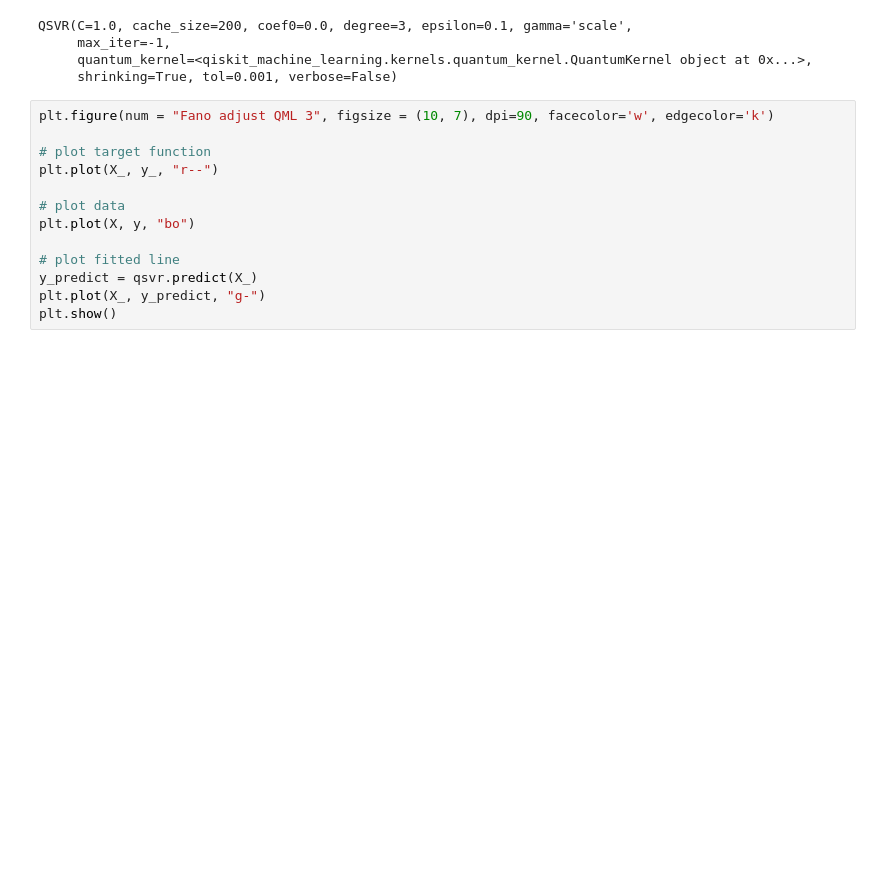
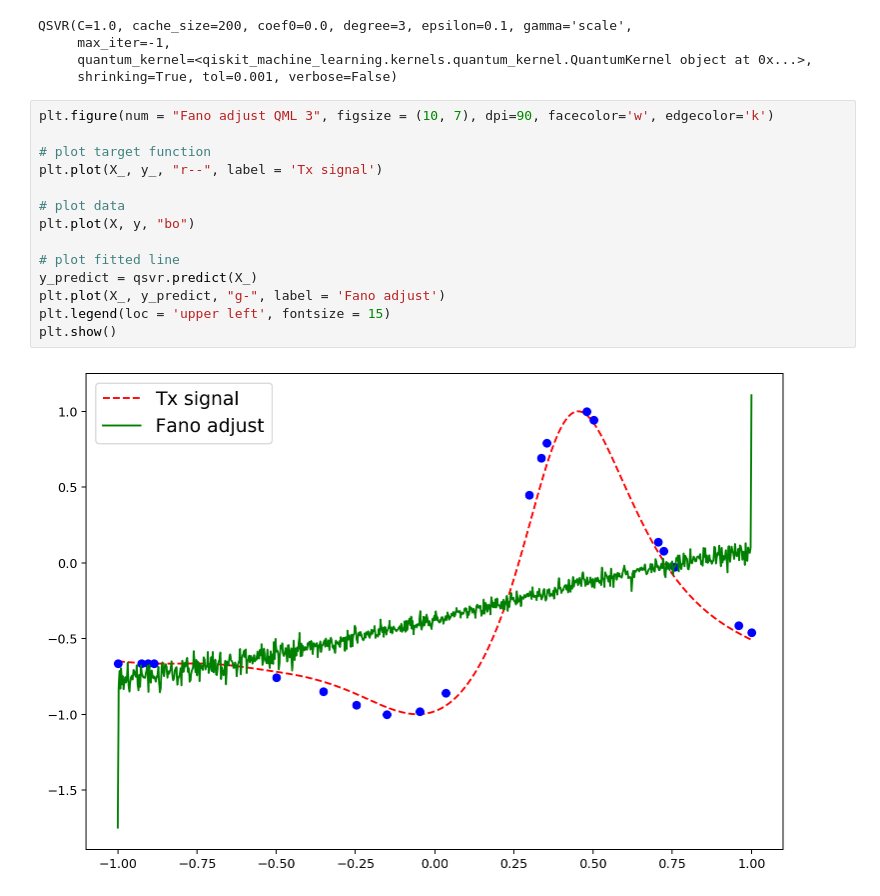
Before and after one commit to sergiomtzlosa/qml-notebooks, a Jupyter notebook: 10 - fano_signal_quantum_regressors_examples.ipynb, the cells around one changed output. Drawn from its saved outputs; the diff is of its cells as text; blank space fills up the shorter version.

```diff
--- a/10 - fano_signal_quantum_regressors_examples.ipynb
+++ b/10 - fano_signal_quantum_regressors_examples.ipynb
@@ -366,13 +369,16 @@ QSVR(C=1.0, cache_size=200, coef0=0.0, degree=3, epsilon=0.1, gamma='scale',
 # %%
 plt.figure(num = "Fano adjust QML 3", figsize = (10, 7), dpi=90, facecolor='w', edgecolor='k')
 
 # plot target function
-plt.plot(X_, y_, "r--")
+plt.plot(X_, y_, "r--", label = 'Tx signal')
 
 # plot data
 plt.plot(X, y, "bo")
 
 # plot fitted line
 y_predict = qsvr.predict(X_)
-plt.plot(X_, y_predict, "g-")
+plt.plot(X_, y_predict, "g-", label = 'Fano adjust')
+plt.legend(loc = 'upper left', fontsize = 15)
 plt.show()
+# %% [output]
+[figure, added]
```
Also changed, not shown: parts of 6 cells of this notebook.
